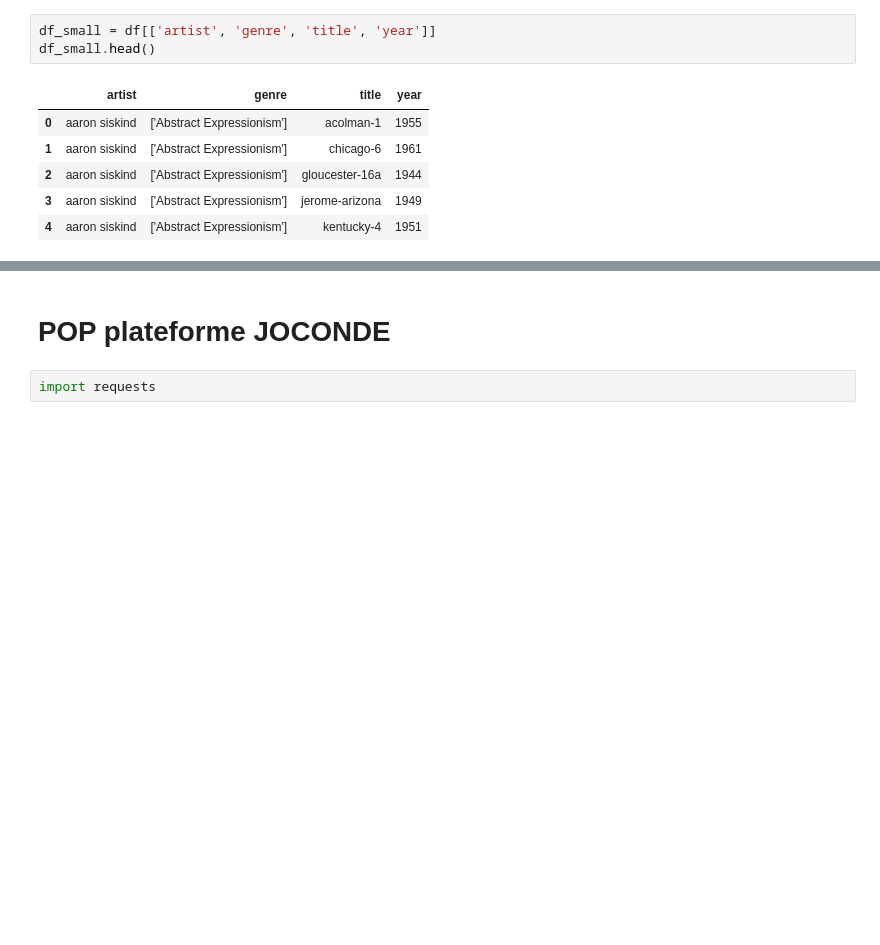
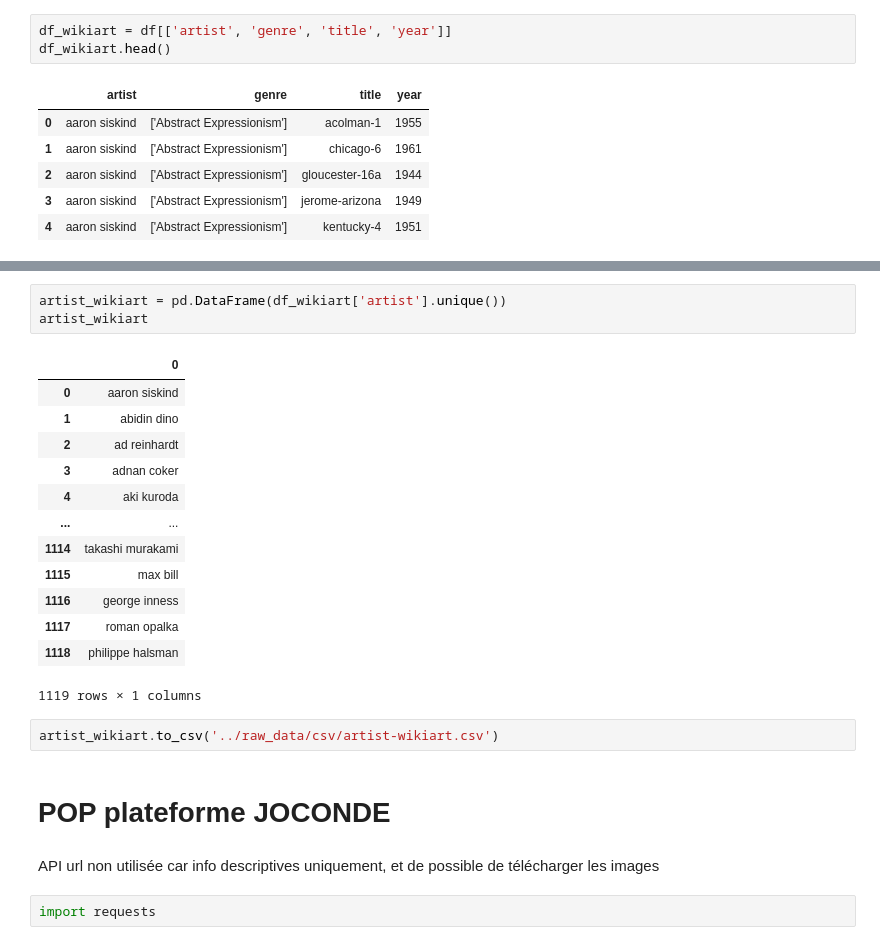
Before and after one commit to Ionslard/delorean_art, a Jupyter notebook: notebooks/explore_data.ipynb, the cells around one changed output, grey strips where cells are left out. Saved outputs shown, nothing was run; the diff lists cells and outputs as text; blank space fills up the shorter version.

```diff
--- a/notebooks/explore_data.ipynb
+++ b/notebooks/explore_data.ipynb
@@ -153,8 +136,8 @@ df.head()
 | 3 | Abstract_Expressionism/aaron-sisk... | aaron siskind | ['Abstract Expressionism'] | jerome-arizona-1949 | a5d691f85ac5e4d0 | 1382 | 1849 | 1 | train | jerome-arizona | ... |
 | 4 | Abstract_Expressionism/aaron-sisk... | aaron siskind | ['Abstract Expressionism'] | kentucky-4-1951 | 880df359e6b11db1 | 1382 | 1625 | 1 | train | kentucky-4 | ... |
 # %%
-df_small = df[['artist', 'genre', 'title', 'year']]
-df_small.head()
+df_wikiart = df[['artist', 'genre', 'title', 'year']]
+df_wikiart.head()
 # %% [output]
 |  | artist | genre | title | year |
 | 0 | aaron siskind | ['Abstract Expressionism'] | acolman-1 | 1955 |
@@ -178,8 +161,29 @@ genre     80042
 title     80042
 year      76468
 dtype: int64
+# %%
+artist_wikiart = pd.DataFrame(df_wikiart['artist'].unique())
+artist_wikiart
+# %% [output]
+|  | 0 |
+| 0 | aaron siskind |
+| 1 | abidin dino |
+| 2 | ad reinhardt |
+| 3 | adnan coker |
+| 4 | aki kuroda |
+| ... | ... |
+| 1114 | takashi murakami |
+| 1115 | max bill |
+| 1116 | george inness |
+| 1117 | roman opalka |
+| 1118 | philippe halsman |
+1119 rows × 1 columns
+# %%
+artist_wikiart.to_csv('../raw_data/csv/artist-wikiart.csv')
 # %% [markdown]
 # POP plateforme JOCONDE
+# %% [markdown]
+API url non utilisée car info descriptives uniquement, et de possible de télécharger les images
 # %%
 import requests
 # %%
```
Also changed, not shown: parts of 42 cells of this notebook, 1 other file.
